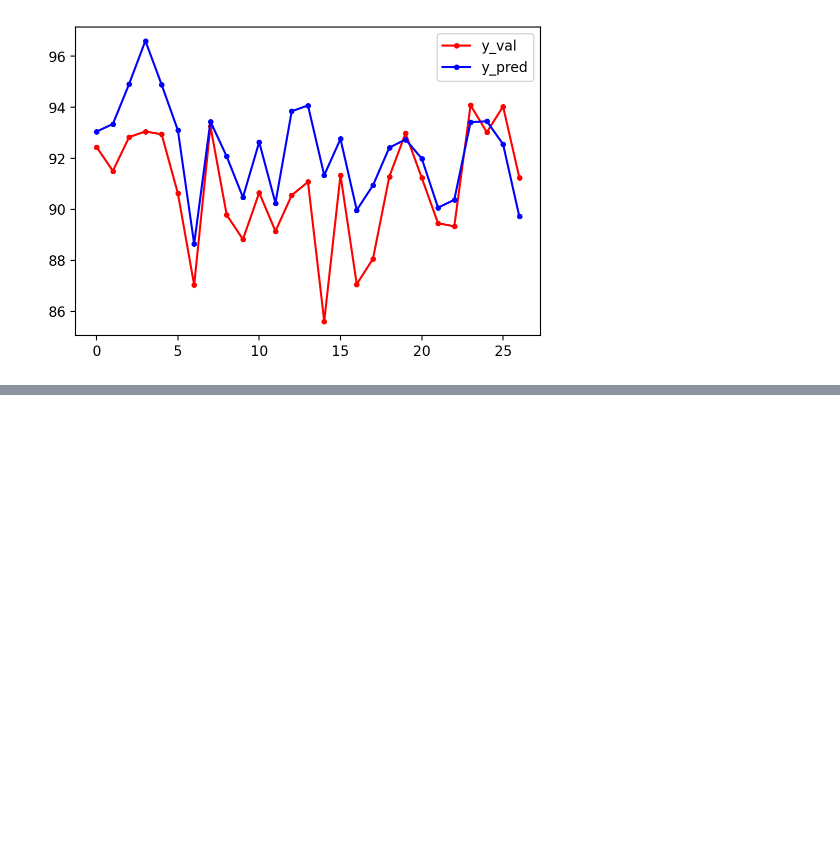
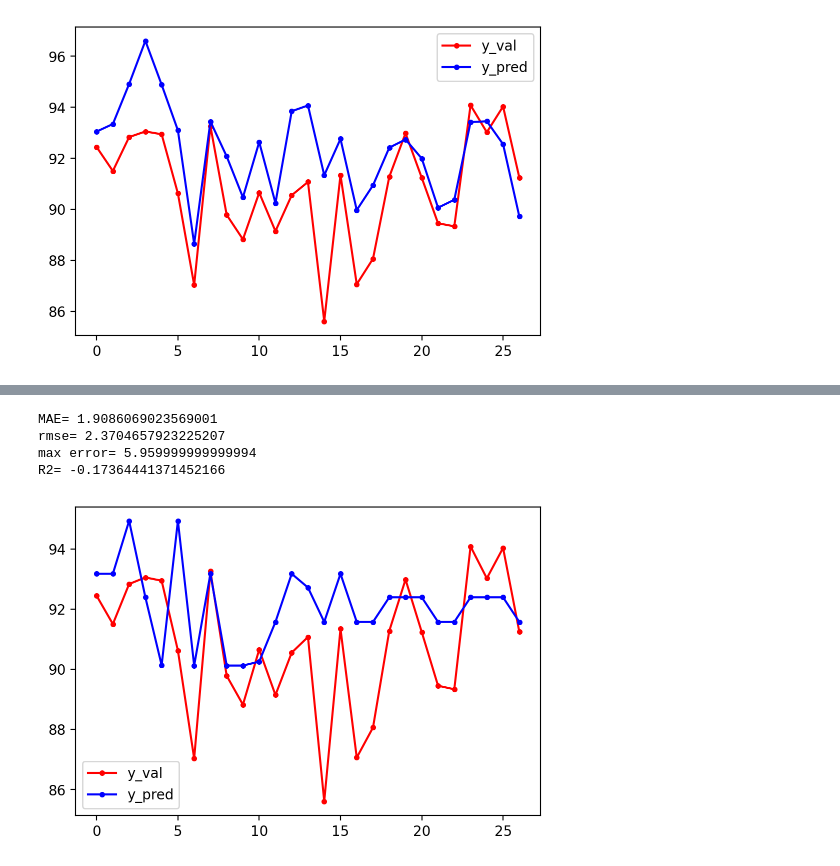
Before and after one commit to imbiotech/skbtML, a Jupyter notebook: k_pda_gmp_w_s.ipynb, the cells around one changed output, grey strips where cells are left out. Drawn from its saved outputs; the diff is of its cells as text; code cells hidden in the pictures; blank space fills up the shorter version.

```diff
--- a/k_pda_gmp_w_s.ipynb
+++ b/k_pda_gmp_w_s.ipynb
@@ -776,10 +778,18 @@ plot_features_weights(X_train.columns, lin.coef_) # 함수 실행
 ## 결정 트리를 이용한 이진 분류
 # 트리의 깊이를 작게 선택하면 과소적합(under fitting)이 발생한다
 # 트리의 깊이를 깊게 선택하면 과대적합(over fitting)이 발생한다
-
 from sklearn.tree import DecisionTreeClassifier, DecisionTreeRegressor
 
-for depth in range(1,20):
+
+# 최적 깊이를 찾기 위한 반복적인 fitting 실행
+score_list = []
+for depth in range(1,100):
     dtr = DecisionTreeRegressor(max_depth=depth)
     dtr.fit(X_train, y_train)
     print(depth, dtr.score(X_val, y_val).round(4))
+    score_list.append(dtr.score(X_val, y_val).round(4))
+
+
+# 확인된 최적 깊이와 그 때 fitting score 확인
+opt_depth = score_list.index(max(score_list))+1
+print(opt_depth, max(score_list))
@@ -785,0 +814,15 @@ for depth in range(1,20):
+# %%
+# 최적의 깊이를 갖는 트리 모델
+
+dtr = DecisionTreeRegressor(max_depth=opt_depth)
+dtr.fit(X_train, y_train)
+y_pred = dtr.predict(X_val)
+# %%
+# 트리 모델 성능 평가
+show_regression_result(y_val, y_pred, 1000)
+# %% [output]
+MAE= 1.9086069023569001
+rmse= 2.3704657923225207
+max error= 5.959999999999994
+R2= -0.17364441371452166
+[figure, added]
```
Also changed, not shown: parts of 9 cells of this notebook.
